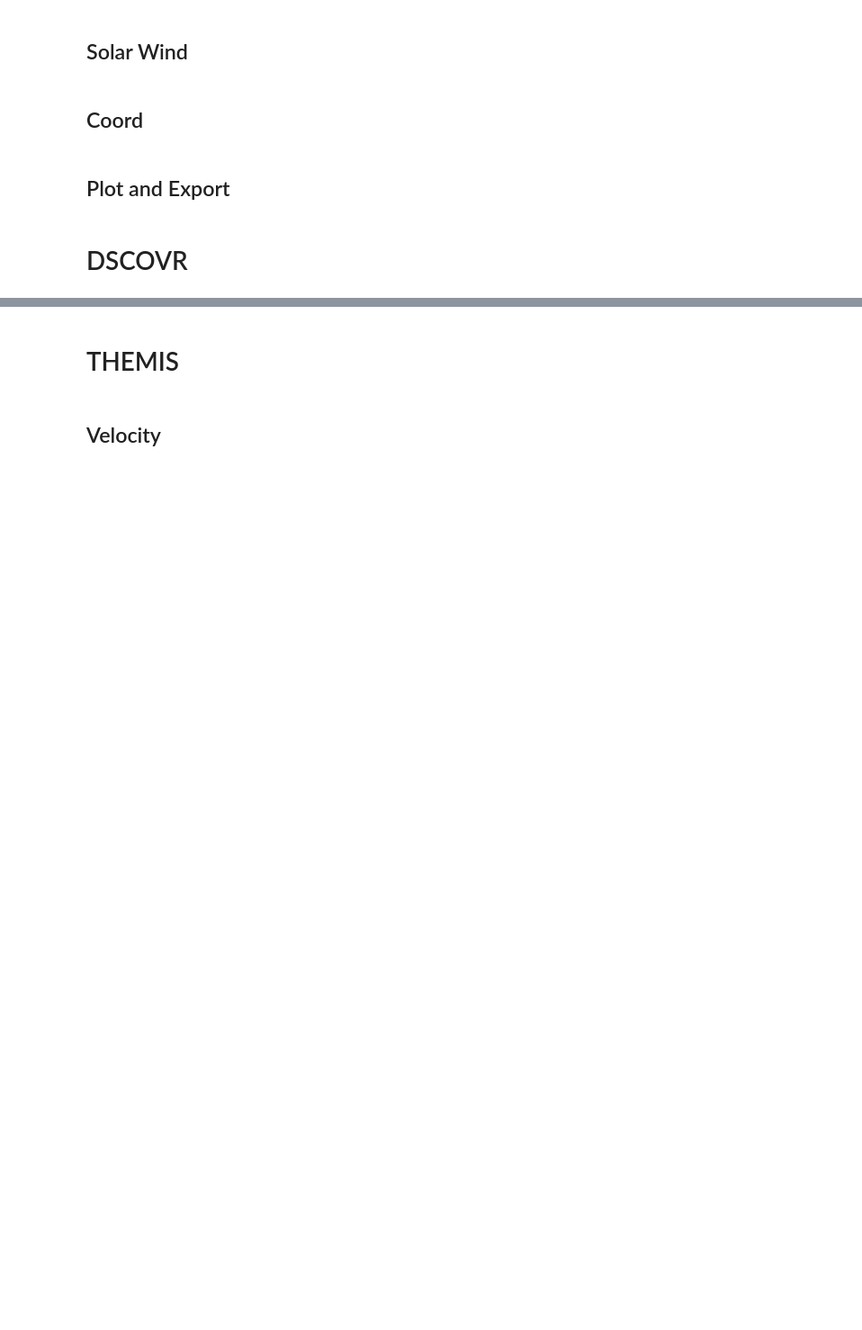
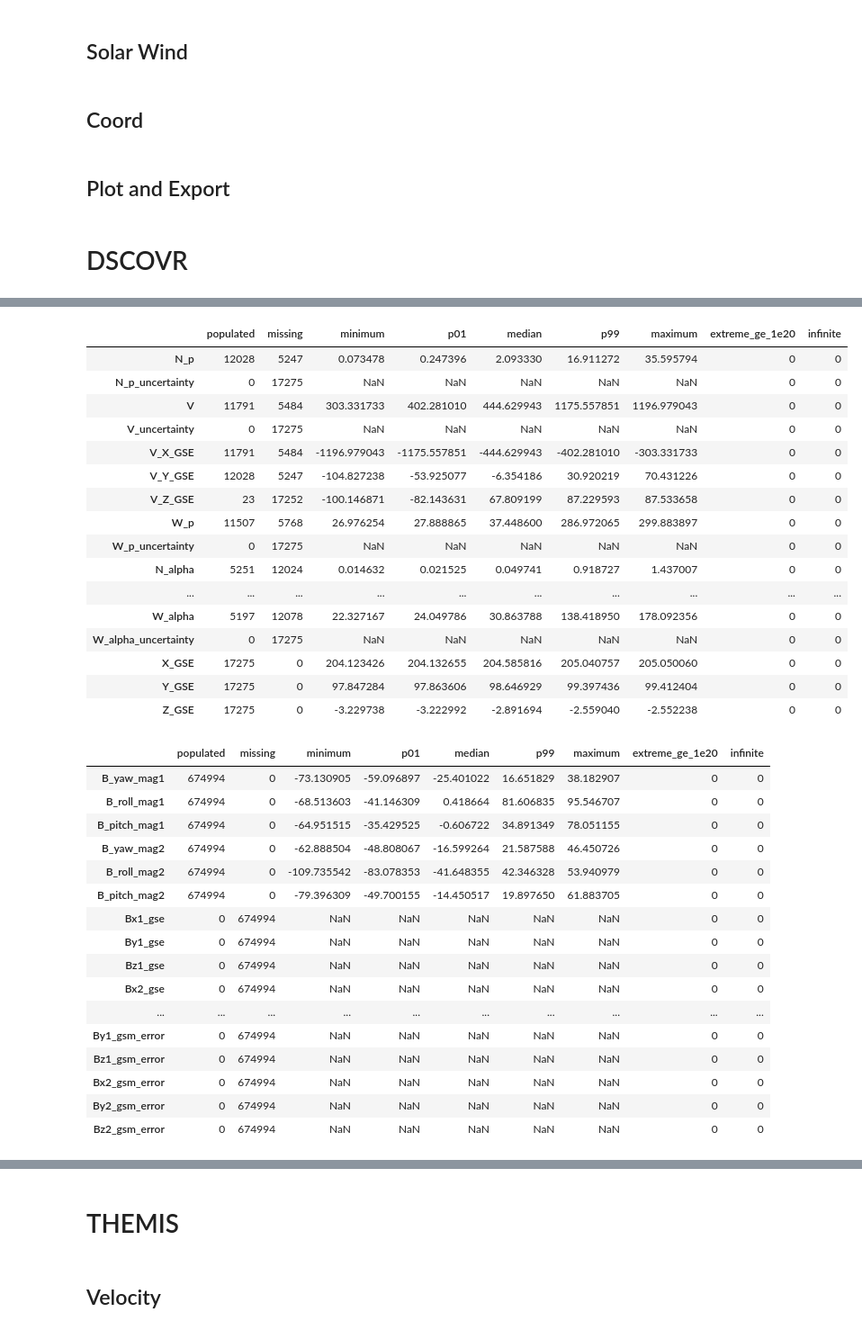
Before and after one commit to oscu0/Shock-and-Awe, a Jupyter notebook: CDASWS Downloader.ipynb, the cells around one changed output, grey strips where cells are left out. Shown at 90% size. Saved outputs shown, nothing was run; the diff lists cells and outputs as text; code cells hidden in the pictures; blank space fills up the shorter version.

```diff
--- a/CDASWS Downloader.ipynb
+++ b/CDASWS Downloader.ipynb
@@ -1633,0 +1860,31 @@ merged
+# %%
+aditya_plasma_frames = [aditya_read_swis_cdf(path) for path in ADITYA_SWIS_FILES]
+aditya_mag_frames = [aditya_read_mag_netcdf(path) for path in ADITYA_MAG_FILES]
+aditya_plasma = pd.concat(aditya_plasma_frames).sort_index()
+aditya_mag_raw = pd.concat(aditya_mag_frames).sort_index()
+aditya_check_time_index(aditya_plasma)
+aditya_check_time_index(aditya_mag_raw)
+aditya_mag_levels = {frame.attrs["magnetic_processing_level"] for frame in aditya_mag_frames}
+if aditya_mag_levels != {"Level 1"}:
+    raise ValueError("Supply only MAG Level-1 files for the SWIS AUX reprojection path.")
+aditya_mag_level = "Level 1"
+aditya_attitude_time, aditya_body_to_gse, aditya_aux_diagnostics = aditya_read_swis_aux(ADITYA_SWIS_AUX_FILE)
+
+aditya_source_coverage = pd.DataFrame([
+    {"product": label, "file": str(path), "rows": len(frame),
+     "first_UTC": frame.index.min(), "last_UTC": frame.index.max()}
+    for label, paths, frames in [
+        ("SWIS bulk", ADITYA_SWIS_FILES, aditya_plasma_frames),
+        ("MAG L1", ADITYA_MAG_FILES, aditya_mag_frames),
+    ]
+    for path, frame in zip(paths, frames)
+] + [{"product": "SWIS AUX pointing", "file": str(ADITYA_SWIS_AUX_FILE),
+      "rows": len(aditya_attitude_time), "first_UTC": aditya_attitude_time.min(),
+      "last_UTC": aditya_attitude_time.max()}])
+display(aditya_source_coverage)
+display(aditya_aux_diagnostics)
+for label, frame in [("SWIS bulk", aditya_plasma), ("MAG L1", aditya_mag_raw)]:
+    if frame.index.min() > t_start or frame.index.max() < t_end:
+        print(f"Aditya {label}: requested {t_start} to {t_end}; "
+              f"available {frame.index.min()} to {frame.index.max()}. "
+              "No observations are synthesized outside source coverage.")
@@ -1633,0 +1907,38 @@ merged
+# %%
+display(aditya_data_profile(aditya_plasma))
+display(aditya_data_profile(aditya_mag_raw))
+# %% [output]
+|  | populated | missing | minimum | p01 | median | p99 | maximum | extreme_ge_1e20 | infinite |
+| N_p | 12028 | 5247 | 0.073478 | 0.247396 | 2.093330 | 16.911272 | 35.595794 | 0 | 0 |
+| N_p_uncertainty | 0 | 17275 | NaN | NaN | NaN | NaN | NaN | 0 | 0 |
+| V | 11791 | 5484 | 303.331733 | 402.281010 | 444.629943 | 1175.557851 | 1196.979043 | 0 | 0 |
+| V_uncertainty | 0 | 17275 | NaN | NaN | NaN | NaN | NaN | 0 | 0 |
+| V_X_GSE | 11791 | 5484 | -1196.979043 | -1175.557851 | -444.629943 | -402.281010 | -303.331733 | 0 | 0 |
+| V_Y_GSE | 12028 | 5247 | -104.827238 | -53.925077 | -6.354186 | 30.920219 | 70.431226 | 0 | 0 |
+| V_Z_GSE | 23 | 17252 | -100.146871 | -82.143631 | 67.809199 | 87.229593 | 87.533658 | 0 | 0 |
+| W_p | 11507 | 5768 | 26.976254 | 27.888865 | 37.448600 | 286.972065 | 299.883897 | 0 | 0 |
+| W_p_uncertainty | 0 | 17275 | NaN | NaN | NaN | NaN | NaN | 0 | 0 |
+| N_alpha | 5251 | 12024 | 0.014632 | 0.021525 | 0.049741 | 0.918727 | 1.437007 | 0 | 0 |
+| ... | ... | ... | ... | ... | ... | ... | ... | ... | ... |
+| W_alpha | 5197 | 12078 | 22.327167 | 24.049786 | 30.863788 | 138.418950 | 178.092356 | 0 | 0 |
+| W_alpha_uncertainty | 0 | 17275 | NaN | NaN | NaN | NaN | NaN | 0 | 0 |
+| X_GSE | 17275 | 0 | 204.123426 | 204.132655 | 204.585816 | 205.040757 | 205.050060 | 0 | 0 |
+| Y_GSE | 17275 | 0 | 97.847284 | 97.863606 | 98.646929 | 99.397436 | 99.412404 | 0 | 0 |
+| Z_GSE | 17275 | 0 | -3.229738 | -3.222992 | -2.891694 | -2.559040 | -2.552238 | 0 | 0 |
+|  | populated | missing | minimum | p01 | median | p99 | maximum | extreme_ge_1e20 | infinite |
+| B_yaw_mag1 | 674994 | 0 | -73.130905 | -59.096897 | -25.401022 | 16.651829 | 38.182907 | 0 | 0 |
+| B_roll_mag1 | 674994 | 0 | -68.513603 | -41.146309 | 0.418664 | 81.606835 | 95.546707 | 0 | 0 |
+| B_pitch_mag1 | 674994 | 0 | -64.951515 | -35.429525 | -0.606722 | 34.891349 | 78.051155 | 0 | 0 |
+| B_yaw_mag2 | 674994 | 0 | -62.888504 | -48.808067 | -16.599264 | 21.587588 | 46.450726 | 0 | 0 |
+| B_roll_mag2 | 674994 | 0 | -109.735542 | -83.078353 | -41.648355 | 42.346328 | 53.940979 | 0 | 0 |
+| B_pitch_mag2 | 674994 | 0 | -79.396309 | -49.700155 | -14.450517 | 19.897650 | 61.883705 | 0 | 0 |
+| Bx1_gse | 0 | 674994 | NaN | NaN | NaN | NaN | NaN | 0 | 0 |
+| By1_gse | 0 | 674994 | NaN | NaN | NaN | NaN | NaN | 0 | 0 |
+| Bz1_gse | 0 | 674994 | NaN | NaN | NaN | NaN | NaN | 0 | 0 |
+| Bx2_gse | 0 | 674994 | NaN | NaN | NaN | NaN | NaN | 0 | 0 |
+| ... | ... | ... | ... | ... | ... | ... | ... | ... | ... |
+| By1_gsm_error | 0 | 674994 | NaN | NaN | NaN | NaN | NaN | 0 | 0 |
+| Bz1_gsm_error | 0 | 674994 | NaN | NaN | NaN | NaN | NaN | 0 | 0 |
+| Bx2_gsm_error | 0 | 674994 | NaN | NaN | NaN | NaN | NaN | 0 | 0 |
+| By2_gsm_error | 0 | 674994 | NaN | NaN | NaN | NaN | NaN | 0 | 0 |
+| Bz2_gsm_error | 0 | 674994 | NaN | NaN | NaN | NaN | NaN | 0 | 0 |
```
Also changed, not shown: parts of 14 cells of this notebook.
